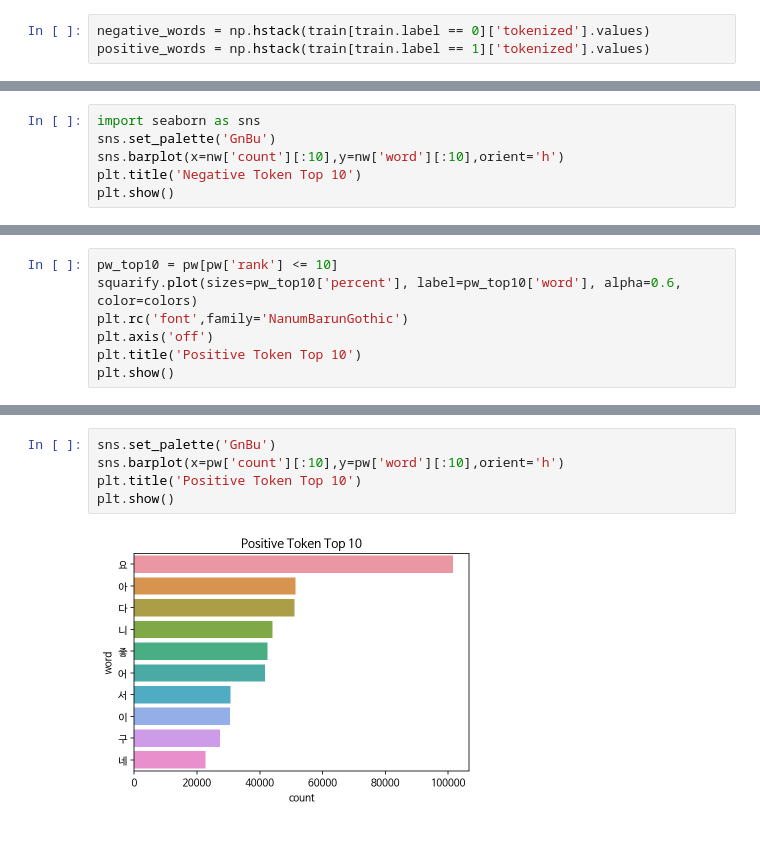
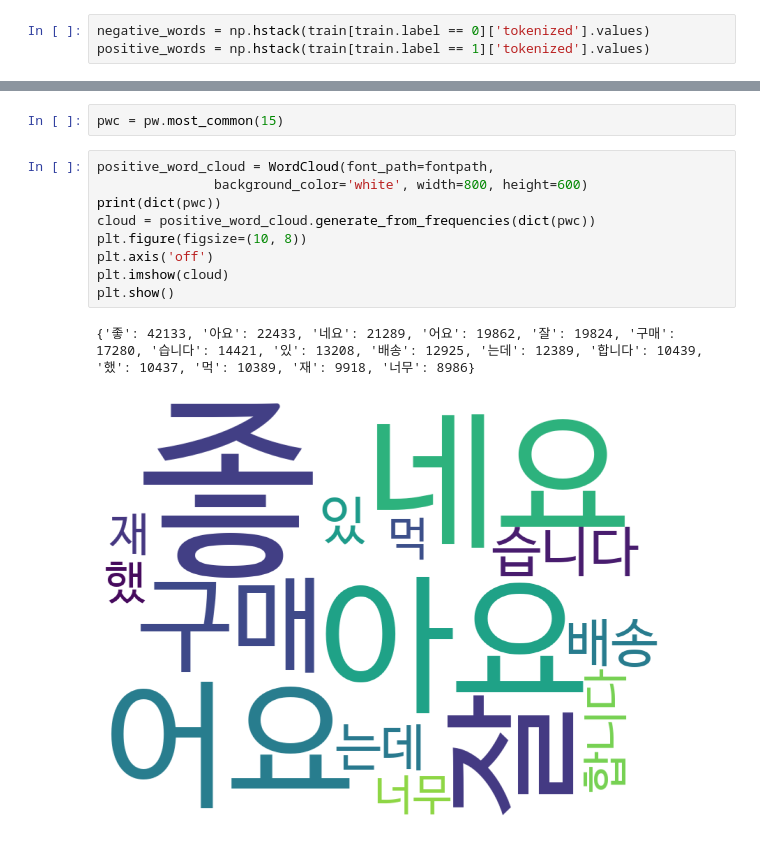
Before and after one commit to threegenie/sentiment_project, a Jupyter notebook: sentiment_project.ipynb, the cells around one changed output, grey strips where cells are left out. Saved outputs shown, nothing was run; the diff lists cells and outputs as text.

```diff
--- a/sentiment_project.ipynb
+++ b/sentiment_project.ipynb
@@ -251,6 +237,0 @@ plt.show()
-# %%
-import seaborn as sns
-sns.set_palette('GnBu')
-sns.barplot(x=nw['count'][:10],y=nw['word'][:10],orient='h')
-plt.title('Negative Token Top 10')
-plt.show()
@@ -259,7 +237,0 @@ plt.show()
-# %%
-pw_top10 = pw[pw['rank'] <= 10]
-squarify.plot(sizes=pw_top10['percent'], label=pw_top10['word'], alpha=0.6, color=colors)
-plt.rc('font',family='NanumBarunGothic')
-plt.axis('off')
-plt.title('Positive Token Top 10')
-plt.show()
@@ -268,7 +238,14 @@ plt.show()
-# %%
-sns.set_palette('GnBu')
-sns.barplot(x=pw['count'][:10],y=pw['word'][:10],orient='h')
-plt.title('Positive Token Top 10')
-plt.show()
-# %% [output]
-[figure, removed]
+# %%
+pwc = pw.most_common(15)
+# %%
+positive_word_cloud = WordCloud(font_path=fontpath,
+               background_color='white', width=800, height=600)
+print(dict(pwc))
+cloud = positive_word_cloud.generate_from_frequencies(dict(pwc))
+plt.figure(figsize=(10, 8))
+plt.axis('off')
+plt.imshow(cloud)
+plt.show()
+# %% [output]
+{'좋': 42133, '아요': 22433, '네요': 21289, '어요': 19862, '잘': 19824, '구매': 17280, '습니다': 14421, '있': 13208, '배송': 12925, '는데': 12389, '합니다': 10439, '했': 10437, '먹': 10389, '재': 9918, '너무': 8986}
+[figure, added]
```
Also changed, not shown: parts of 14 cells of this notebook.
